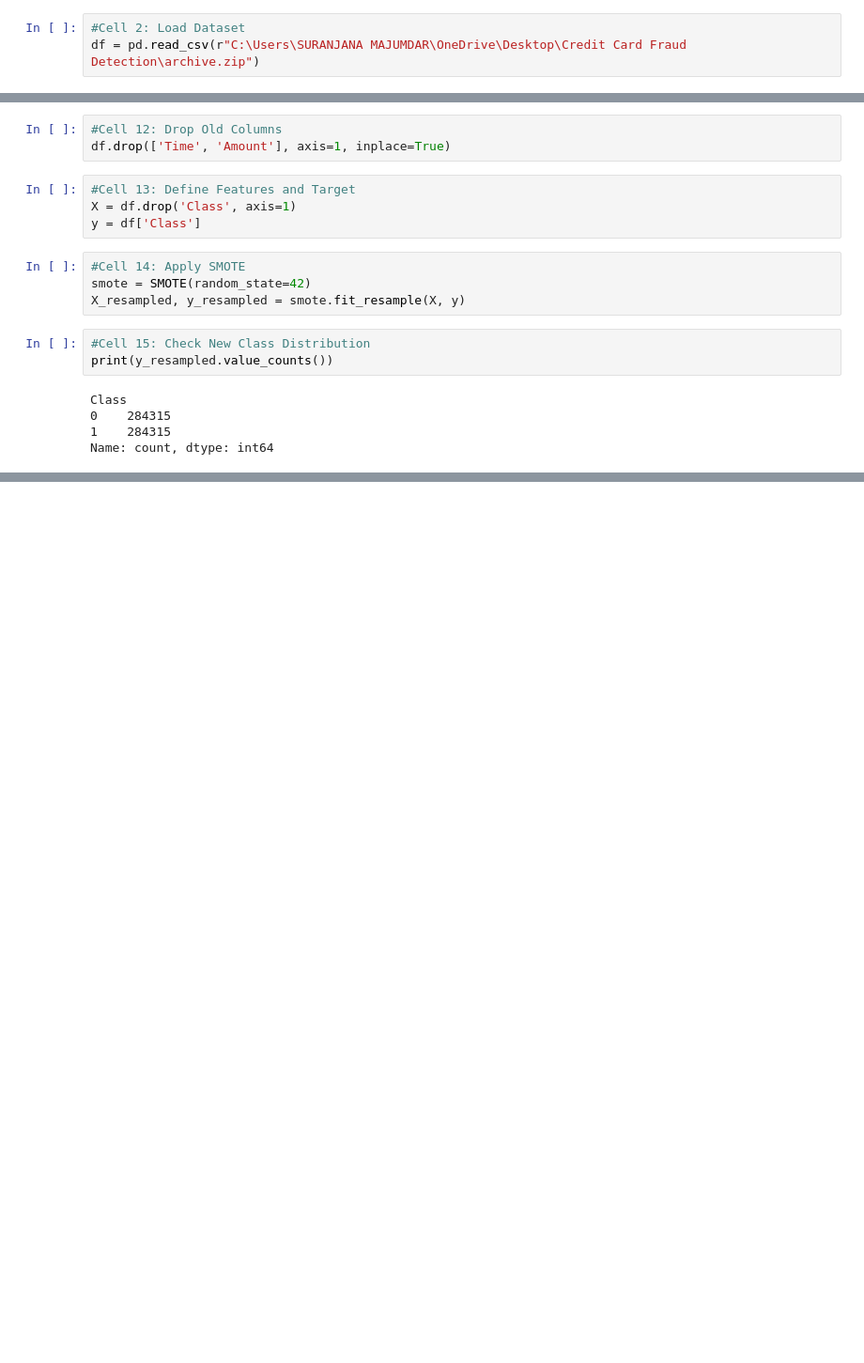
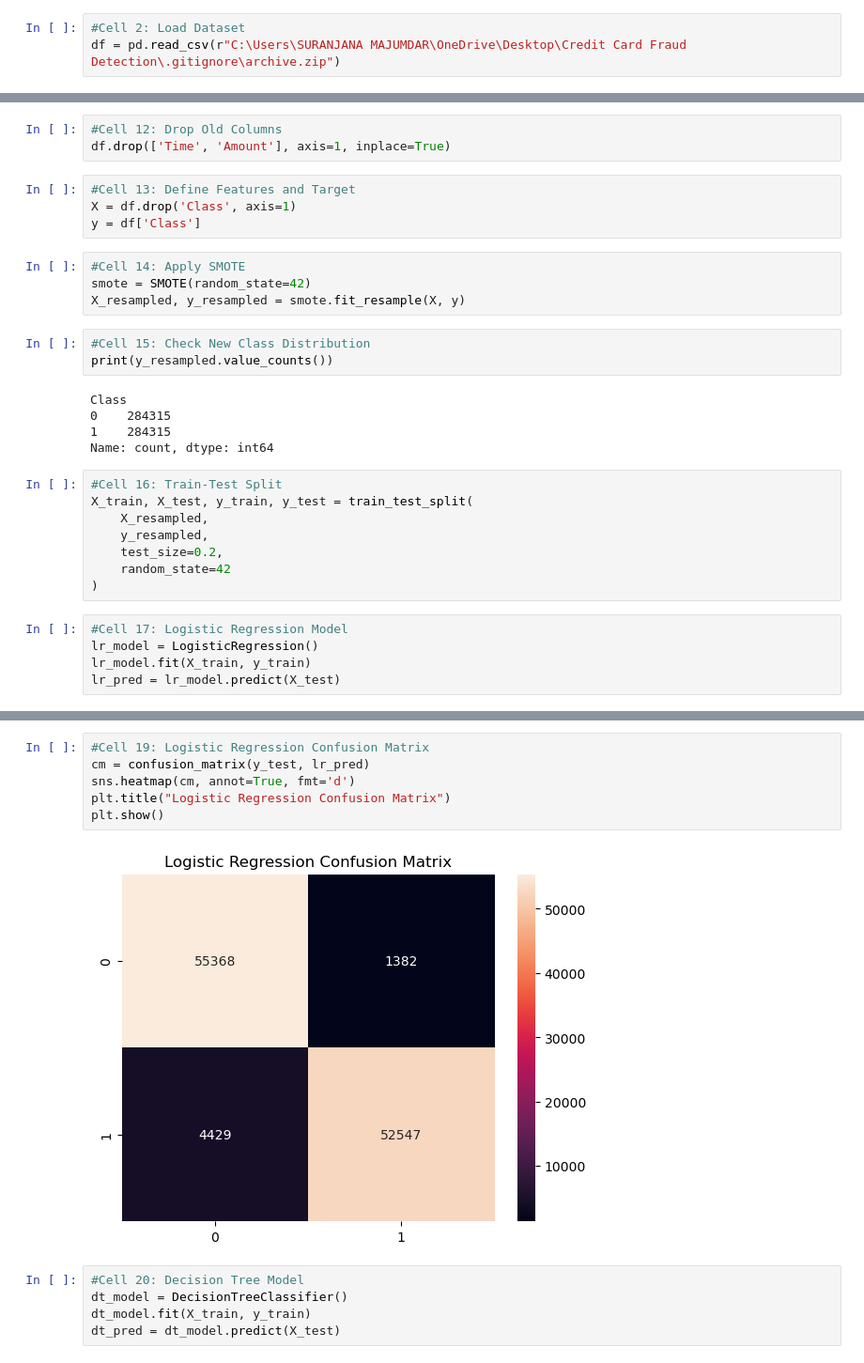
Before and after one commit to suranjanamajumdar05-glitch/Credit-Card-Fraud-Detection, a Jupyter notebook: Credit Card Fraud Code.ipynb, the cells around one changed output, grey strips where cells are left out. Shown at 94% size. Cells and saved outputs as stored; diff of their text form; blank space fills up the shorter version.

```diff
--- a/Credit Card Fraud Code.ipynb
+++ b/Credit Card Fraud Code.ipynb
@@ -23,7 +23,7 @@ import warnings
 warnings.filterwarnings('ignore')
 # %%
 #Cell 2: Load Dataset
-df = pd.read_csv(r"C:\Users\SURANJANA MAJUMDAR\OneDrive\Desktop\Credit Card Fraud Detection\archive.zip")
+df = pd.read_csv(r"C:\Users\SURANJANA MAJUMDAR\OneDrive\Desktop\Credit Card Fraud Detection\.gitignore\archive.zip")
 # %%
 #Cell 3: Display Dataset
 df.head()
@@ -139,3 +139,16 @@ Class
 0    284315
 1    284315
 Name: count, dtype: int64
+# %%
+#Cell 16: Train-Test Split
+X_train, X_test, y_train, y_test = train_test_split(
+    X_resampled,
+    y_resampled,
+    test_size=0.2,
+    random_state=42
+)
+# %%
+#Cell 17: Logistic Regression Model
+lr_model = LogisticRegression()
+lr_model.fit(X_train, y_train)
+lr_pred = lr_model.predict(X_test)
@@ -141,0 +170,13 @@ Name: count, dtype: int64
+# %%
+#Cell 19: Logistic Regression Confusion Matrix
+cm = confusion_matrix(y_test, lr_pred)
+sns.heatmap(cm, annot=True, fmt='d')
+plt.title("Logistic Regression Confusion Matrix")
+plt.show()
+# %% [output]
+[figure, added]
+# %%
+#Cell 20: Decision Tree Model
+dt_model = DecisionTreeClassifier()
+dt_model.fit(X_train, y_train)
+dt_pred = dt_model.predict(X_test)
```
Also changed, not shown: parts of 11 cells of this notebook.
